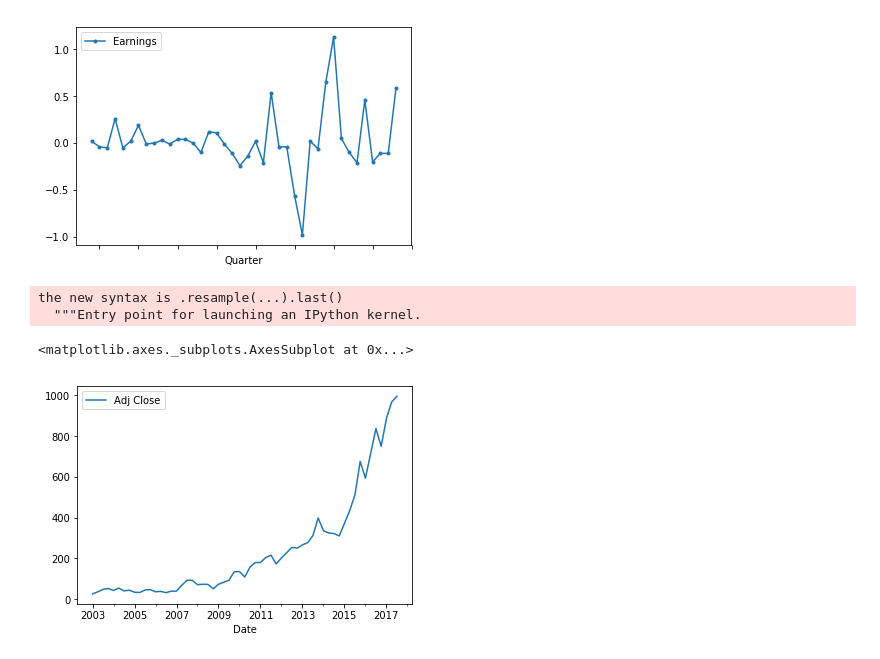
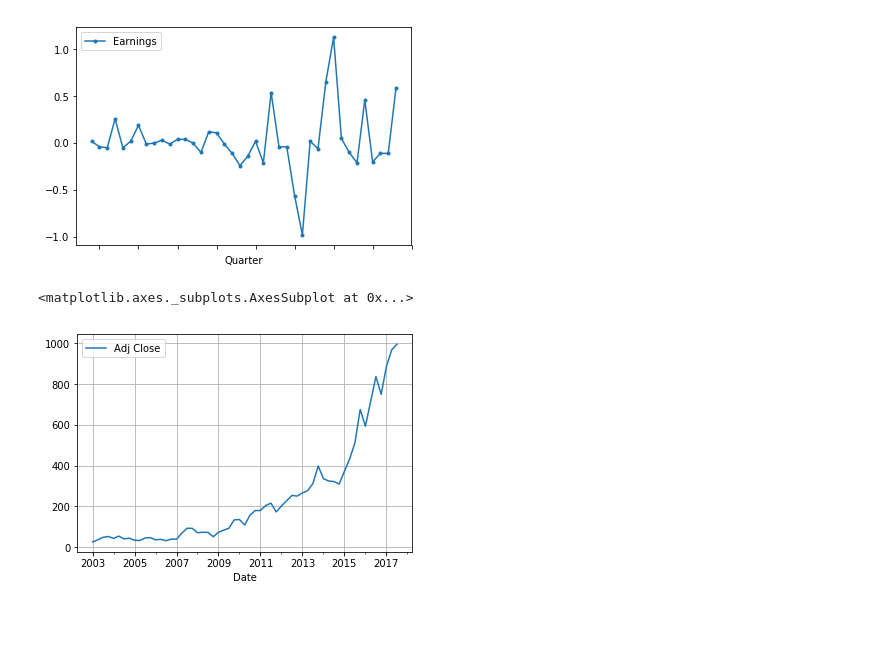
Before and after one commit to Shawn-Ng/basic-statistics, a Jupyter notebook: time-series/timeSeries.ipynb, the cells around one changed output. Cells and saved outputs as stored; diff of their text form; code cells hidden in the pictures; blank space fills up the shorter version.

```diff
--- a/time-series/timeSeries.ipynb
+++ b/time-series/timeSeries.ipynb
@@ -379,10 +644,9 @@ hrb.diff(4).plot(style='.-')
 <matplotlib.axes._subplots.AxesSubplot at 0x...>
 [figure]
 # %%
-amzn_quarter = amzn.resample(rule='Q', how='last')
-amzn_quarter['2003':].plot()
+# AMZN quarterly revenues
+amzn_quarter = amzn.resample(rule='Q').last()
+amzn_quarter['2003':].plot(grid=True)
 # %% [output]
-the new syntax is .resample(...).last()
-  """Entry point for launching an IPython kernel.
+<matplotlib.axes._subplots.AxesSubplot at 0x...>
-<matplotlib.axes._subplots.AxesSubplot at 0x...>
-[figure, old version]
+[figure, new version]
```
Also changed, not shown: parts of 150 cells of this notebook.
